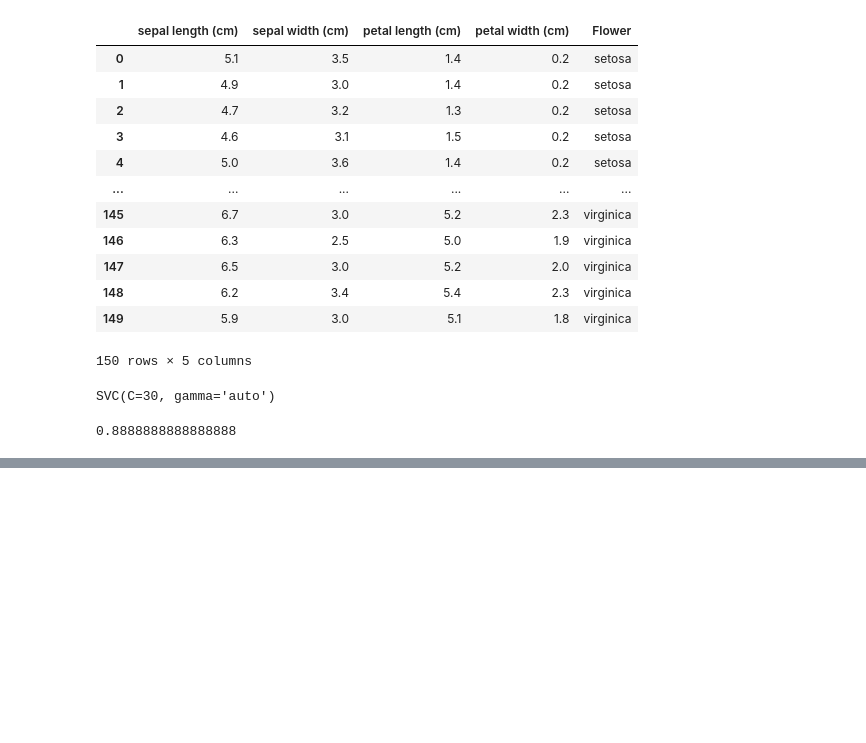
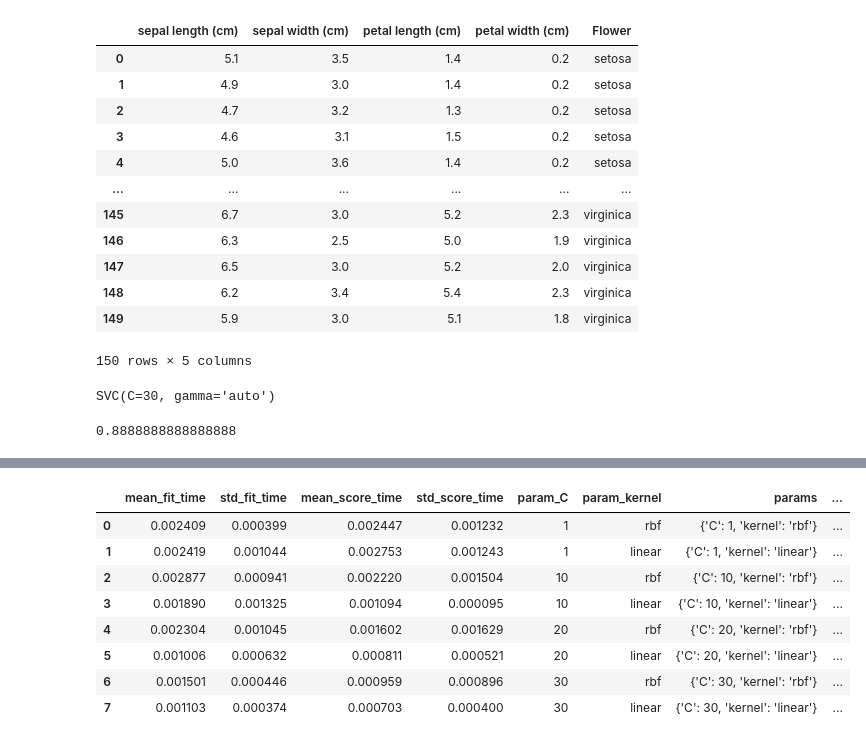
Before and after one commit to vichemchei/SKI-CITlearn_learner_projects, a Jupyter notebook: Hyper_parameter_Tuning_(GridSearchCV).ipynb, the cells around one changed output, grey strips where cells are left out. Saved outputs shown, nothing was run; the diff lists cells and outputs as text; code cells hidden in the pictures; blank space fills up the shorter version.

```diff
--- a/Hyper_parameter_Tuning_(GridSearchCV).ipynb
+++ b/Hyper_parameter_Tuning_(GridSearchCV).ipynb
@@ -77,0 +114,9 @@ model.score(X_test,y_test)
+# %%
+from sklearn.model_selection import GridSearchCV
+
+gsv = GridSearchCV(SVC(gamma='auto'),{
+    'C': [1,10,20,30],
+    'kernel': ['rbf', 'linear']
+}, cv = 5, return_train_score= False)
+
+gsv.fit(iris.data,iris.target)
@@ -77,0 +146,13 @@ model.score(X_test,y_test)
+# %%
+df = pd.DataFrame(gsv.cv_results_)
+df
+# %% [output]
+|  | mean_fit_time | std_fit_time | mean_score_time | std_score_time | param_C | param_kernel | params | ... |
+| 0 | 0.002409 | 0.000399 | 0.002447 | 0.001232 | 1 | rbf | {'C': 1, 'kernel': 'rbf'} | ... |
+| 1 | 0.002419 | 0.001044 | 0.002753 | 0.001243 | 1 | linear | {'C': 1, 'kernel': 'linear'} | ... |
+| 2 | 0.002877 | 0.000941 | 0.002220 | 0.001504 | 10 | rbf | {'C': 10, 'kernel': 'rbf'} | ... |
+| 3 | 0.001890 | 0.001325 | 0.001094 | 0.000095 | 10 | linear | {'C': 10, 'kernel': 'linear'} | ... |
+| 4 | 0.002304 | 0.001045 | 0.001602 | 0.001629 | 20 | rbf | {'C': 20, 'kernel': 'rbf'} | ... |
+| 5 | 0.001006 | 0.000632 | 0.000811 | 0.000521 | 20 | linear | {'C': 20, 'kernel': 'linear'} | ... |
+| 6 | 0.001501 | 0.000446 | 0.000959 | 0.000896 | 30 | rbf | {'C': 30, 'kernel': 'rbf'} | ... |
+| 7 | 0.001103 | 0.000374 | 0.000703 | 0.000400 | 30 | linear | {'C': 30, 'kernel': 'linear'} | ... |
```
Also changed, not shown: parts of 19 cells of this notebook.
